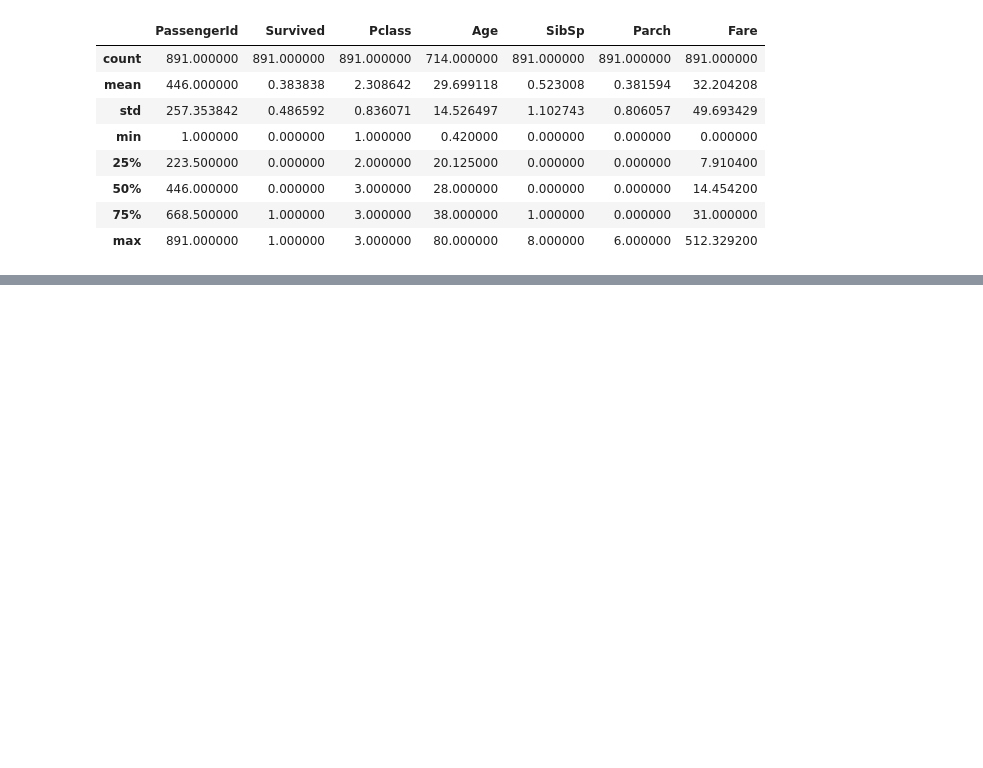
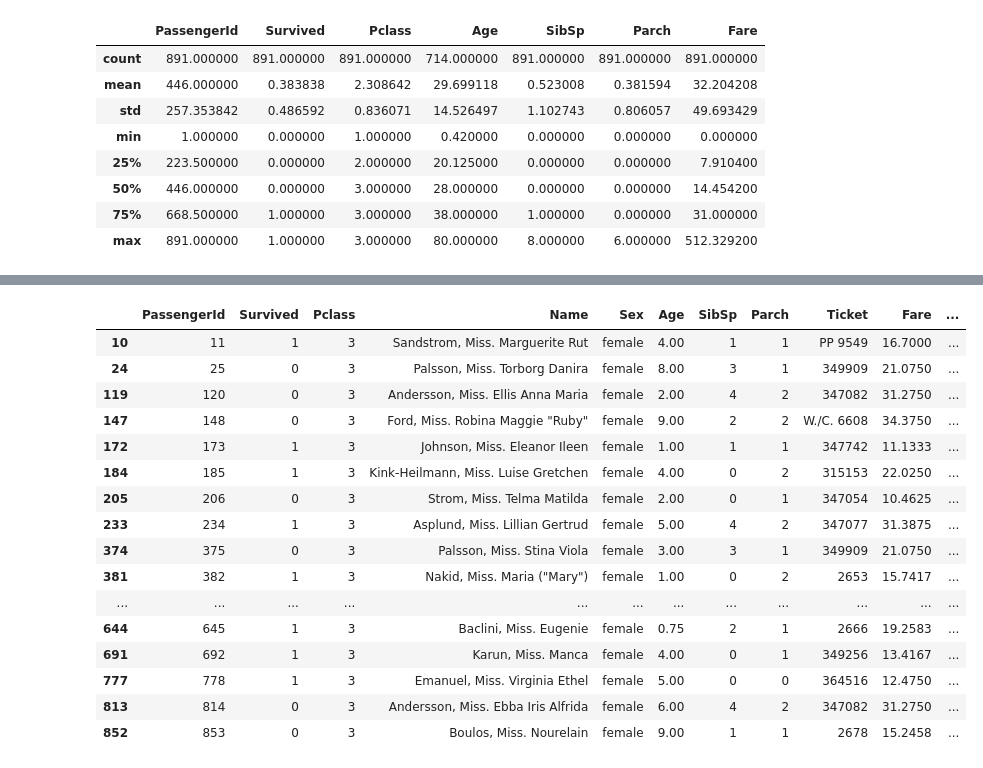
Before and after one commit to story645/ccny_software_carpentary, a Jupyter notebook: afternoon_session.ipynb, the cells around one changed output, grey strips where cells are left out. Drawn from its saved outputs; the diff is of its cells as text; code cells hidden in the pictures; blank space fills up the shorter version.

```diff
--- a/afternoon_session.ipynb
+++ b/afternoon_session.ipynb
@@ -413,0 +532,20 @@ train['Age'][train['Age']>60] #take every row of the ag
+# %%
+train[(train['Pclass']==3)&(train['Age']<10) & (train['Sex']=='female')]
+# %% [output]
+|  | PassengerId | Survived | Pclass | Name | Sex | Age | SibSp | Parch | Ticket | Fare | ... |
+| 10 | 11 | 1 | 3 | Sandstrom, Miss. Marguerite Rut | female | 4.00 | 1 | 1 | PP 9549 | 16.7000 | ... |
+| 24 | 25 | 0 | 3 | Palsson, Miss. Torborg Danira | female | 8.00 | 3 | 1 | 349909 | 21.0750 | ... |
+| 119 | 120 | 0 | 3 | Andersson, Miss. Ellis Anna Maria | female | 2.00 | 4 | 2 | 347082 | 31.2750 | ... |
+| 147 | 148 | 0 | 3 | Ford, Miss. Robina Maggie "Ruby" | female | 9.00 | 2 | 2 | W./C. 6608 | 34.3750 | ... |
+| 172 | 173 | 1 | 3 | Johnson, Miss. Eleanor Ileen | female | 1.00 | 1 | 1 | 347742 | 11.1333 | ... |
+| 184 | 185 | 1 | 3 | Kink-Heilmann, Miss. Luise Gretchen | female | 4.00 | 0 | 2 | 315153 | 22.0250 | ... |
+| 205 | 206 | 0 | 3 | Strom, Miss. Telma Matilda | female | 2.00 | 0 | 1 | 347054 | 10.4625 | ... |
+| 233 | 234 | 1 | 3 | Asplund, Miss. Lillian Gertrud | female | 5.00 | 4 | 2 | 347077 | 31.3875 | ... |
+| 374 | 375 | 0 | 3 | Palsson, Miss. Stina Viola | female | 3.00 | 3 | 1 | 349909 | 21.0750 | ... |
+| 381 | 382 | 1 | 3 | Nakid, Miss. Maria ("Mary") | female | 1.00 | 0 | 2 | 2653 | 15.7417 | ... |
+| ... | ... | ... | ... | ... | ... | ... | ... | ... | ... | ... | ... |
+| 644 | 645 | 1 | 3 | Baclini, Miss. Eugenie | female | 0.75 | 2 | 1 | 2666 | 19.2583 | ... |
+| 691 | 692 | 1 | 3 | Karun, Miss. Manca | female | 4.00 | 0 | 1 | 349256 | 13.4167 | ... |
+| 777 | 778 | 1 | 3 | Emanuel, Miss. Virginia Ethel | female | 5.00 | 0 | 0 | 364516 | 12.4750 | ... |
+| 813 | 814 | 0 | 3 | Andersson, Miss. Ebba Iris Alfrida | female | 6.00 | 4 | 2 | 347082 | 31.2750 | ... |
+| 852 | 853 | 0 | 3 | Boulos, Miss. Nourelain | female | 9.00 | 1 | 1 | 2678 | 15.2458 | ... |
```
Also changed, not shown: parts of 8 cells of this notebook.
